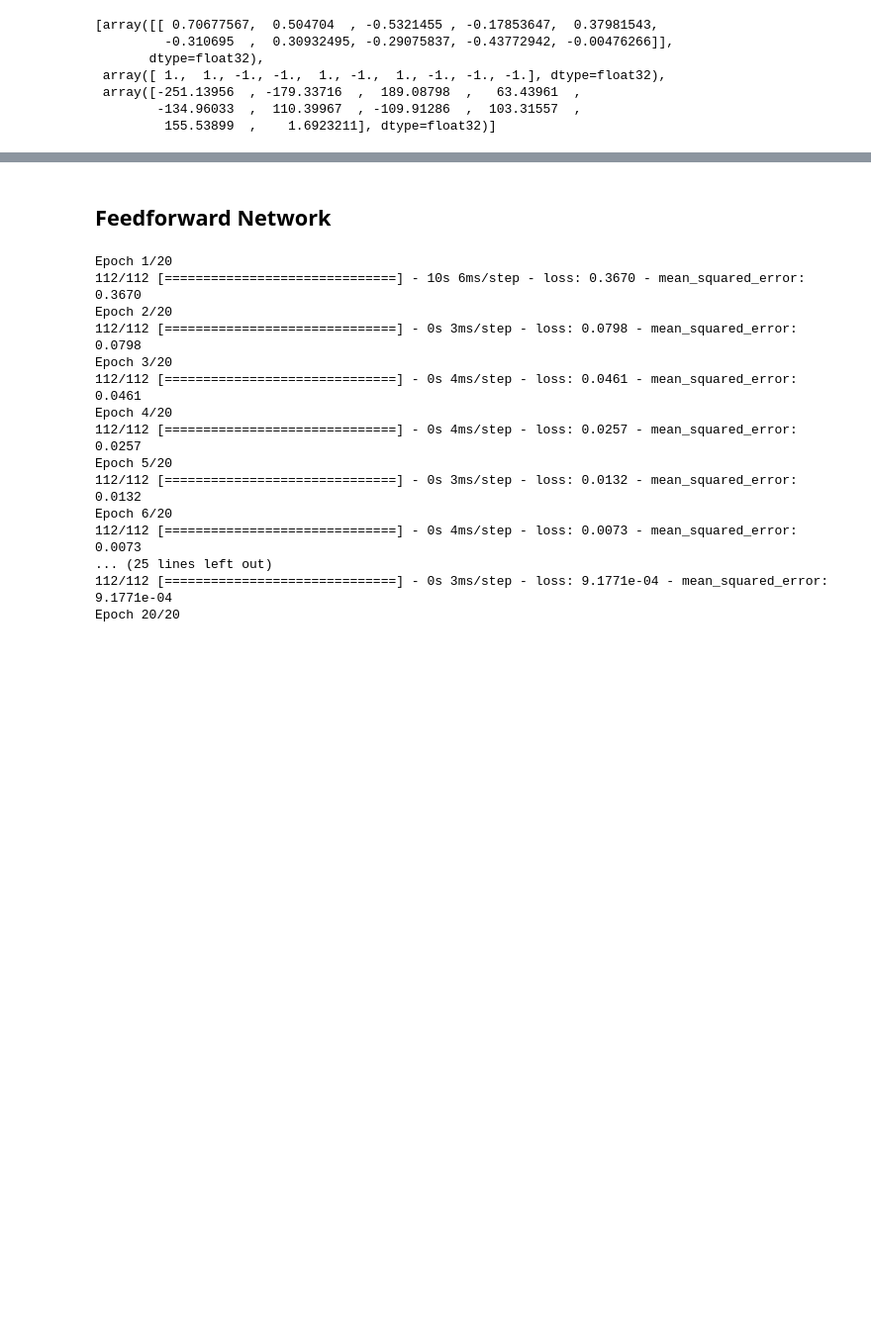
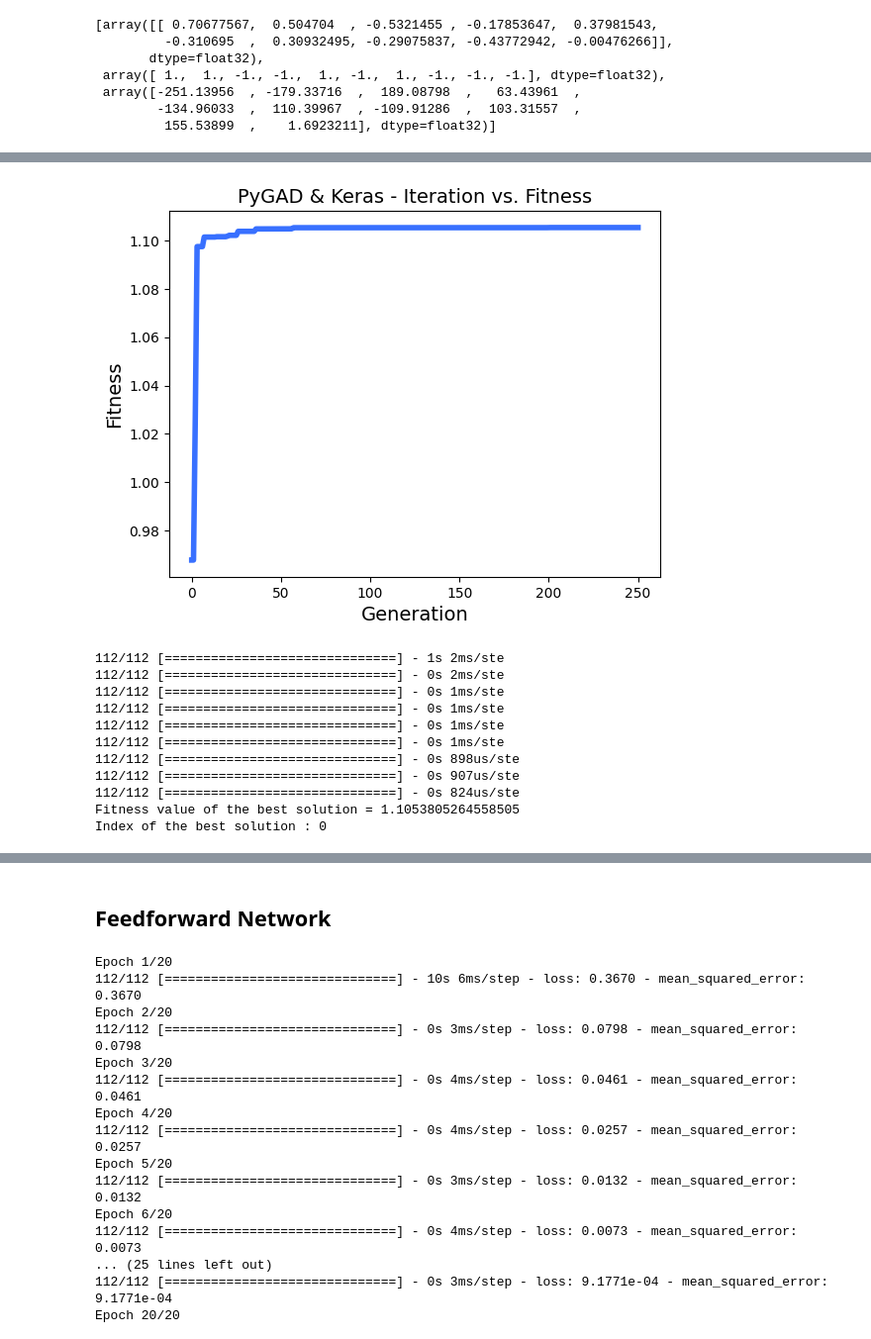
Before and after one commit to david-a-lowther/ecse458_dp20, a Jupyter notebook: test_networks.ipynb, the cells around one changed output, grey strips where cells are left out. Shown at 99% size. Cells and saved outputs as stored; diff of their text form; code cells hidden in the pictures; blank space fills up the shorter version.

Commit message:
implement genetic training for pnn

```diff
--- a/test_networks.ipynb
+++ b/test_networks.ipynb
@@ -126,0 +178,15 @@ rpnn_model.layers[1].get_weights()
+# %%
+#rpnn_untrained_model = compile_recurrent_preisach_network_without_training("untrained_model")
+keras_ga = pygad.kerasga.KerasGA(model=ga_model, num_solutions=10)
+
+print(p_train_x.shape)
+print(p_train_y.shape)
+
+#input_shape = p_train_x.shape
+#rpnn_untrained_model.build(input_shape)
+
+#rpnn_untrained_model.get_weights()
+
+# loss function
+#mae = tf.keras.losses.MeanAbsoluteError()
+#loss = mae(y_true, y_pred).numpy()
@@ -126,0 +217,21 @@ rpnn_model.layers[1].get_weights()
+# %%
+# generation callback function
+def callback_generation(ga_instance):
+    print("Generation = {generation}".format(generation=ga_instance.generations_completed))
+    print("Fitness    = {fitness}".format(fitness=ga_instance.best_solution()[1]))
+# %%
+num_generations = 250
+num_parents_mating = 5
+initial_population = keras_ga.population_weights
+
+print(keras_ga.population_weights)
+
+ga_instance = pygad.GA(num_generations=num_generations,
+                       num_parents_mating=num_parents_mating,
+                       initial_population=initial_population,
+                       #sol_per_pop=10,
+                       #num_genes=10,
+                       fitness_func=fitness_function,
+                       on_generation=callback_generation)
+
+ga_instance.run()
@@ -126,0 +256,21 @@ rpnn_model.layers[1].get_weights()
+# %%
+# Visualize results
+ga_instance.plot_result(title="PyGAD & Keras - Iteration vs. Fitness", linewidth=4)
+
+# get best solution
+solution, solution_fitness, solution_idx = ga_instance.best_solution()
+print("Fitness value of the best solution = {solution_fitness}".format(solution_fitness=solution_fitness))
+print("Index of the best solution : {solution_idx}".format(solution_idx=solution_idx))
+# %% [output]
+[figure, added]
+112/112 [==============================] - 1s 2ms/ste
+112/112 [==============================] - 0s 2ms/ste
+112/112 [==============================] - 0s 1ms/ste
+112/112 [==============================] - 0s 1ms/ste
+112/112 [==============================] - 0s 1ms/ste
+112/112 [==============================] - 0s 1ms/ste
+112/112 [==============================] - 0s 898us/ste
+112/112 [==============================] - 0s 907us/ste
+112/112 [==============================] - 0s 824us/ste
+Fitness value of the best solution = 1.1053805264558505
+Index of the best solution : 0
```
Also changed, not shown: parts of 9 cells of this notebook, 2 other files.
